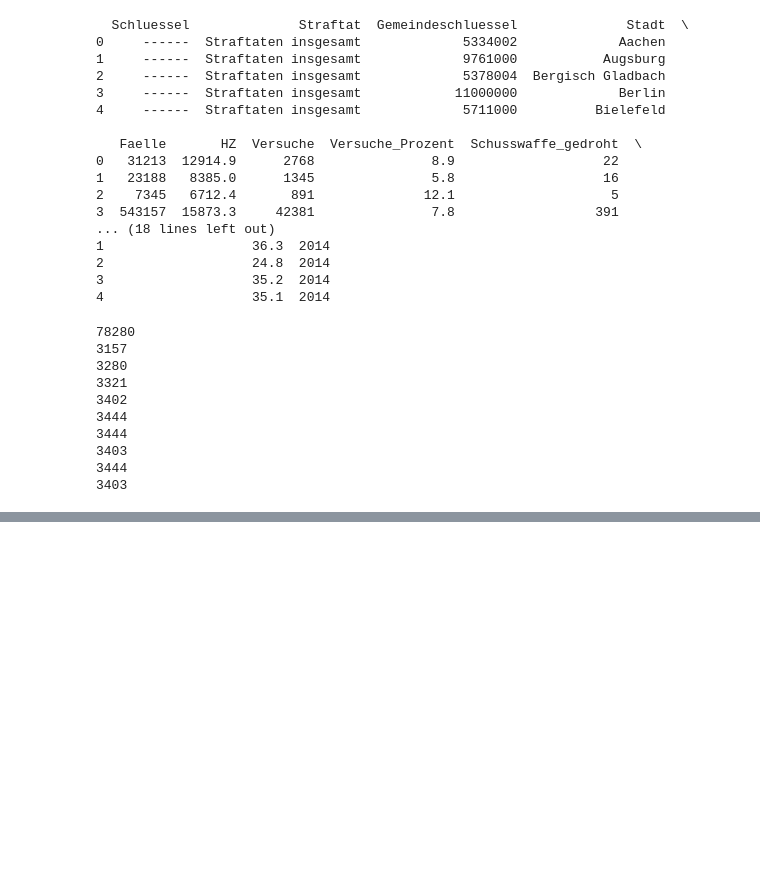
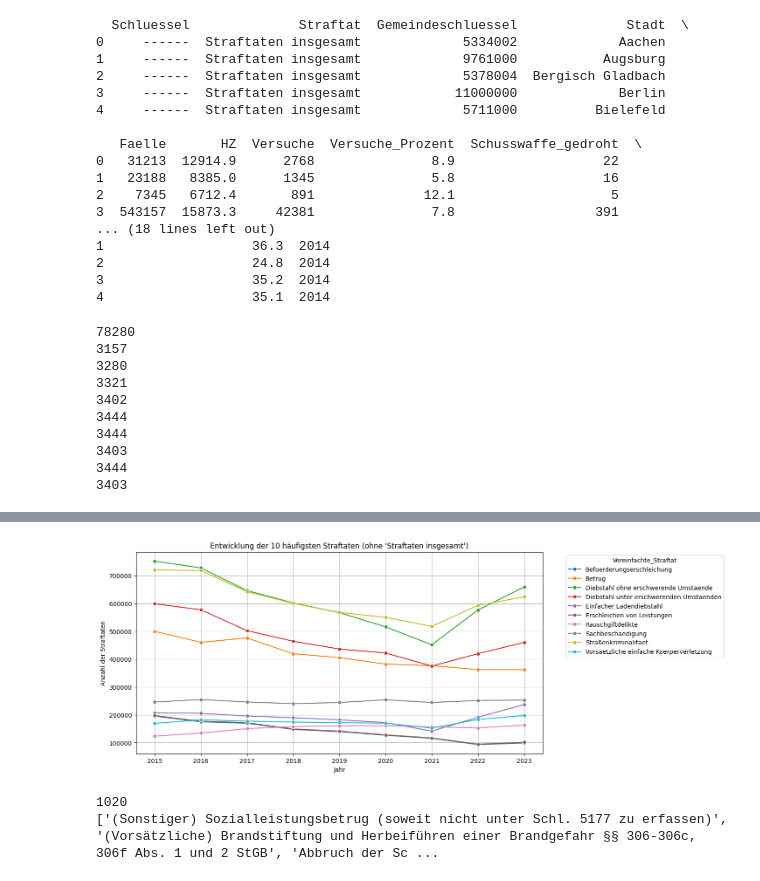
Before and after one commit to HerrMitesch/krimistat, a Jupyter notebook: Cleaning_Faelle.ipynb, the cells around one changed output, grey strips where cells are left out. Drawn from its saved outputs; the diff is of its cells as text; code cells hidden in the pictures; blank space fills up the shorter version.

```diff
--- a/Cleaning_Faelle.ipynb
+++ b/Cleaning_Faelle.ipynb
@@ -290,0 +466,42 @@ combined_df.to_csv("Faelle_combined_clean.csv",index=False)
+# %%
+#  "Straftaten insgesamt" aus den Daten entfernen
+df_filtered = df[~df["Vereinfachte_Straftat"].str.contains("insgesamt", case=False, na=False)]
+#df_filtered = df_filtered[~df_filtered["Jahr"]==2014]
+
+#  Fälle pro Straftat über alle Jahre und Städte summieren
+df_total_per_crime = df_filtered.groupby("Vereinfachte_Straftat")["Faelle"].sum().reset_index()
+
+# Die 10 häufigsten Straftaten bestimmen
+top_10_crimes = df_total_per_crime.nlargest(10, "Faelle")["Vereinfachte_Straftat"]
+
+#  Daten filtern: Nur die Top 10 Straftaten über die Jahre
+df_top_crimes = df_filtered[df_filtered["Vereinfachte_Straftat"].isin(top_10_crimes)]
+
+#  Daten nach Jahr und Straftat gruppieren
+df_grouped = df_top_crimes.groupby(["Jahr", "Vereinfachte_Straftat"])["Faelle"].sum().reset_index()
+
+#  Plot erstellen
+plt.figure(figsize=(12, 6))
+sns.lineplot(data=df_grouped, x="Jahr", y="Faelle", hue="Vereinfachte_Straftat", marker="o", palette="tab10")
+
+#  Achsen & Titel setzen
+plt.xlabel("Jahr")
+plt.ylabel("Anzahl der Straftaten")
+plt.title("Entwicklung der 10 häufigsten Straftaten (ohne 'Straftaten insgesamt')")
+plt.legend(title="Vereinfachte_Straftat", bbox_to_anchor=(1.05, 1), loc="upper left")  # Legende außerhalb
+plt.grid()
+plt.show()
+# %% [output]
+[figure, added]
+# %%
+# Liste aller einzigartigen Straftaten abrufen
+crime_list = data_2014["Straftat"].unique()
+print(len(crime_list))
+# Alphabetisch sortieren (optional)
+crime_list_sorted = sorted(crime_list)
+
+# Ausgabe anzeigen
+print(crime_list_sorted)
+# %% [output]
+1020
+['(Sonstiger) Sozialleistungsbetrug (soweit nicht unter Schl. 5177 zu erfassen)', '(Vorsätzliche) Brandstiftung und Herbeiführen einer Brandgefahr §§ 306-306c, 306f Abs. 1 und 2 StGB', 'Abbruch der Sc ...
```
Also changed, not shown: parts of 13 cells of this notebook, 5 other files.
